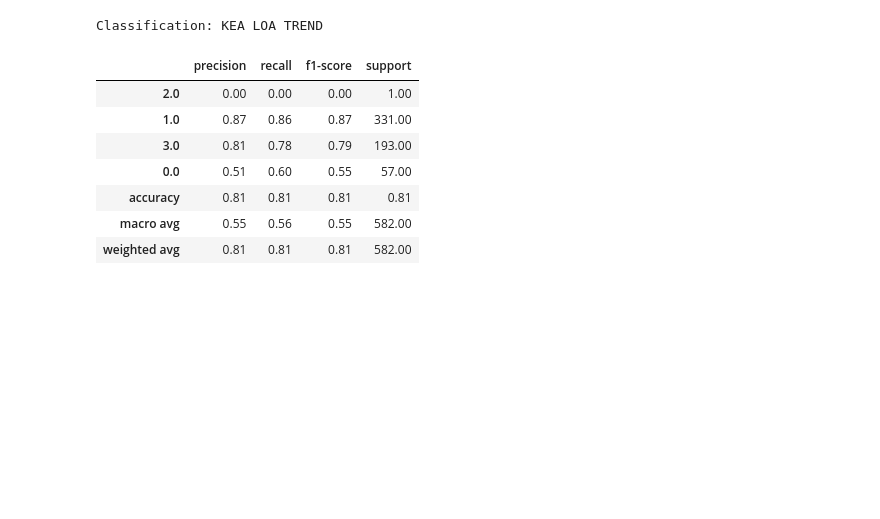
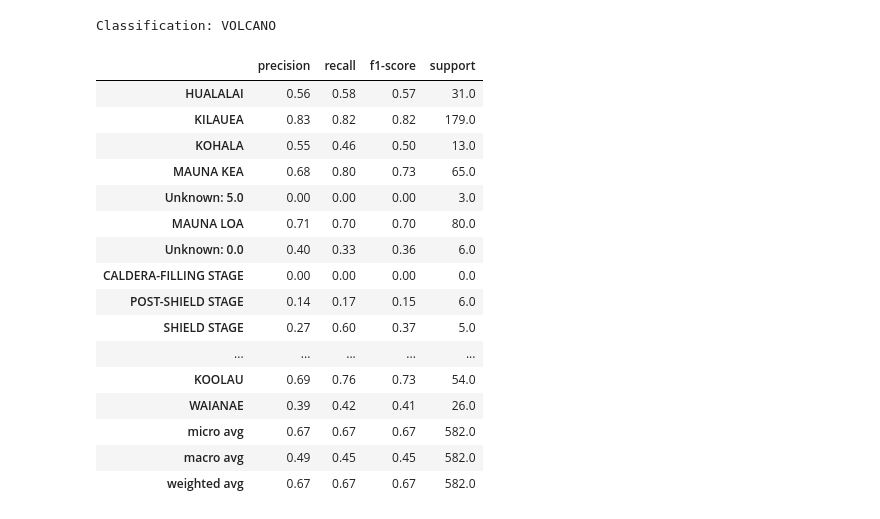
Before and after one commit to miromanestar/LomaGeology, a Jupyter notebook: src/classifer.ipynb, the cells around one changed output. Cells and saved outputs as stored; diff of their text form; code cells hidden in the pictures; blank space fills up the shorter version.

```diff
--- a/src/classifer.ipynb
+++ b/src/classifer.ipynb
@@ -12,9 +12,11 @@ from sklearn.metrics import classification_report
 df = pd.read_excel('../data/hawaii-5-11-22.xls', sheet_name='Complete')
 # %%
 classes = ['ISLAND', 'VOLCANO', 'KEA LOA TREND']
-class_ident = classes[2]
+class_index = 1
+class_ident = classes[class_index]
 
 primaries = df[[
+    'LOCATION',
     class_ident,
     # Major Elements
     "SIO2(WT%)",
@@ -29,8 +31,24 @@ primaries = df[[
     # "P2O5(WT%)",
     # "MNO(WT%)",
 ]]
+# df[class_ident] = df[class_ident].astype('category')
+
+def build_classes(data):
+    classes = { }
+
+temp = primaries[class_ident, 'LOCATION']
+
+def get_names(row):
+    loc = row['LOCATION'].split(' / ')
+    if (len(loc) <= class_index + 1):
+        return 'Unknown: ' + str(row[f'{class_ident}_ident'])
+    return loc[class_index + 1]
+
 primaries = primaries.dropna()
+primaries.rename(columns = {class_ident: f'{class_ident}_ident'}, inplace = True)
+primaries[class_ident] = primaries.apply(lambda row: get_names(row), axis=1)
+primaries = primaries.drop(columns=['LOCATION', f'{class_ident}_ident'])
 print('Number of samples:', len(primaries.index))
-primaries.head()
+display(primaries)
 # %% [output]
 Number of samples: 2909
@@ -55,40 +80,50 @@ classifier.fit(data[0:][:train_size], shuffled[class_ident][:train_size])
 
 report = classification_report(
     shuffled[-test_count:][class_ident],
     classifier.predict(data[0:][-test_count:]),
     target_names = [str(x) for x in primaries[class_ident].unique()],
+    labels=primaries[class_ident].unique(),
     output_dict=True
 )
 
 final = pd.DataFrame(report).transpose()
 print(f'Classification: {class_ident}')
 display(final.round(2))
 final.round(2).to_csv(f'../trees/dt-{class_ident}.csv')
 
 # plt.figure(figsize=(40,20))
 # tree.plot_tree(classifier, fontsize=10)
 
 dot_data = tree.export_graphviz(
     classifier,
     out_file=None,
     feature_names=primaries.columns[1:],
     filled=True,
     rounded=True,
     class_names=[str(x) for x in primaries[class_ident].unique()],
 )
 graph = graphviz.Source(dot_data)
-graph.format = 'pdf'
+graph.format = 'svg'
 graph.render(f'../trees/dt-{class_ident}', view=True)
 graph
 # SVG(graph.pipe(format='svg'))
 # %% [output]
-Classification: KEA LOA TREND
+Classification: VOLCANO
 |  | precision | recall | f1-score | support |
-| 2.0 | 0.00 | 0.00 | 0.00 | 1.00 |
-| 1.0 | 0.87 | 0.86 | 0.87 | 331.00 |
-| 3.0 | 0.81 | 0.78 | 0.79 | 193.00 |
-| 0.0 | 0.51 | 0.60 | 0.55 | 57.00 |
-| accuracy | 0.81 | 0.81 | 0.81 | 0.81 |
-| macro avg | 0.55 | 0.56 | 0.55 | 582.00 |
-| weighted avg | 0.81 | 0.81 | 0.81 | 582.00 |
+| HUALALAI | 0.56 | 0.58 | 0.57 | 31.0 |
+| KILAUEA | 0.83 | 0.82 | 0.82 | 179.0 |
+| KOHALA | 0.55 | 0.46 | 0.50 | 13.0 |
+| MAUNA KEA | 0.68 | 0.80 | 0.73 | 65.0 |
+| Unknown: 5.0 | 0.00 | 0.00 | 0.00 | 3.0 |
+| MAUNA LOA | 0.71 | 0.70 | 0.70 | 80.0 |
+| Unknown: 0.0 | 0.40 | 0.33 | 0.36 | 6.0 |
+| CALDERA-FILLING STAGE | 0.00 | 0.00 | 0.00 | 0.0 |
+| POST-SHIELD STAGE | 0.14 | 0.17 | 0.15 | 6.0 |
+| SHIELD STAGE | 0.27 | 0.60 | 0.37 | 5.0 |
+| ... | ... | ... | ... | ... |
+| KOOLAU | 0.69 | 0.76 | 0.73 | 54.0 |
+| WAIANAE | 0.39 | 0.42 | 0.41 | 26.0 |
+| micro avg | 0.67 | 0.67 | 0.67 | 582.0 |
+| macro avg | 0.49 | 0.45 | 0.45 | 582.0 |
+| weighted avg | 0.67 | 0.67 | 0.67 | 582.0 |
 [drawing not drawn]
```
Also changed, not shown: parts of 1 cell of this notebook, 12 other files.
